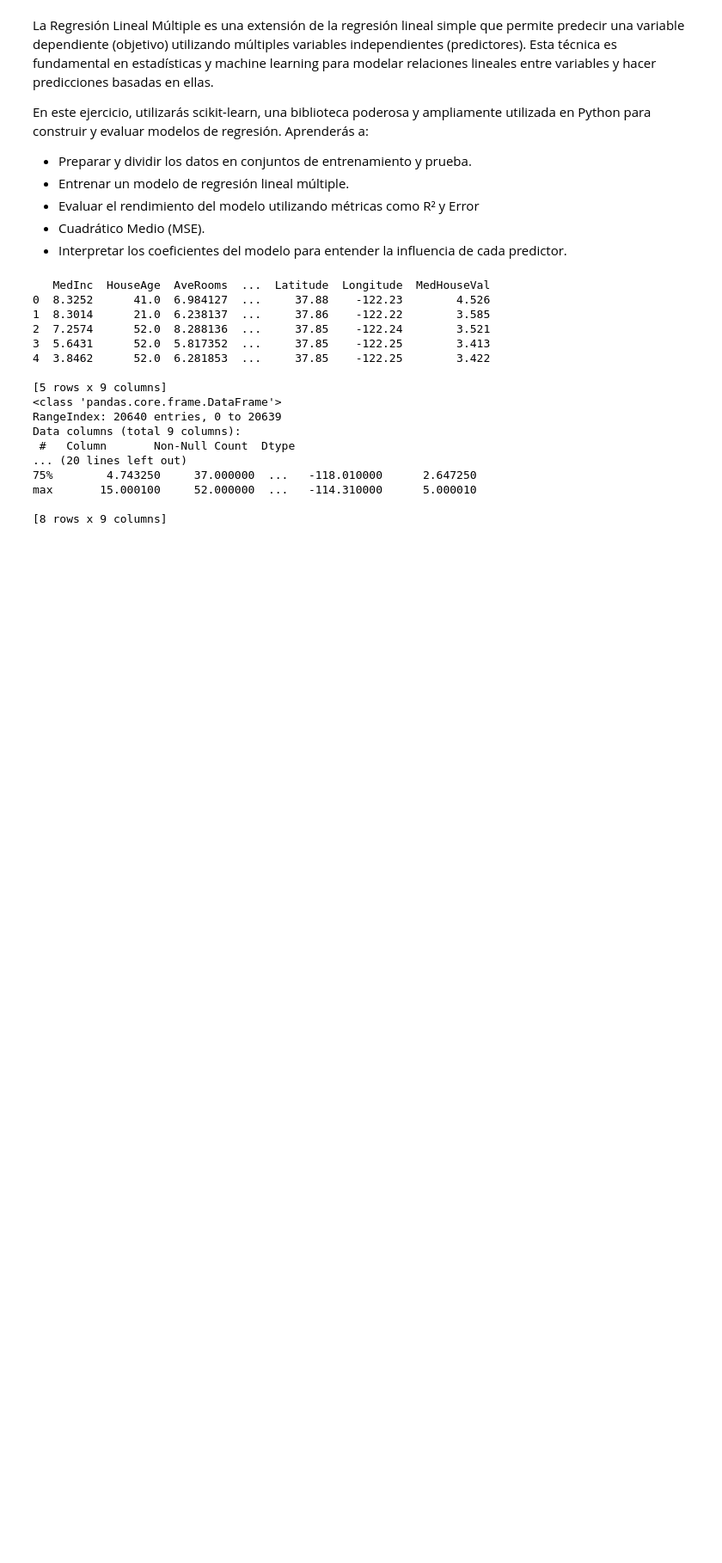
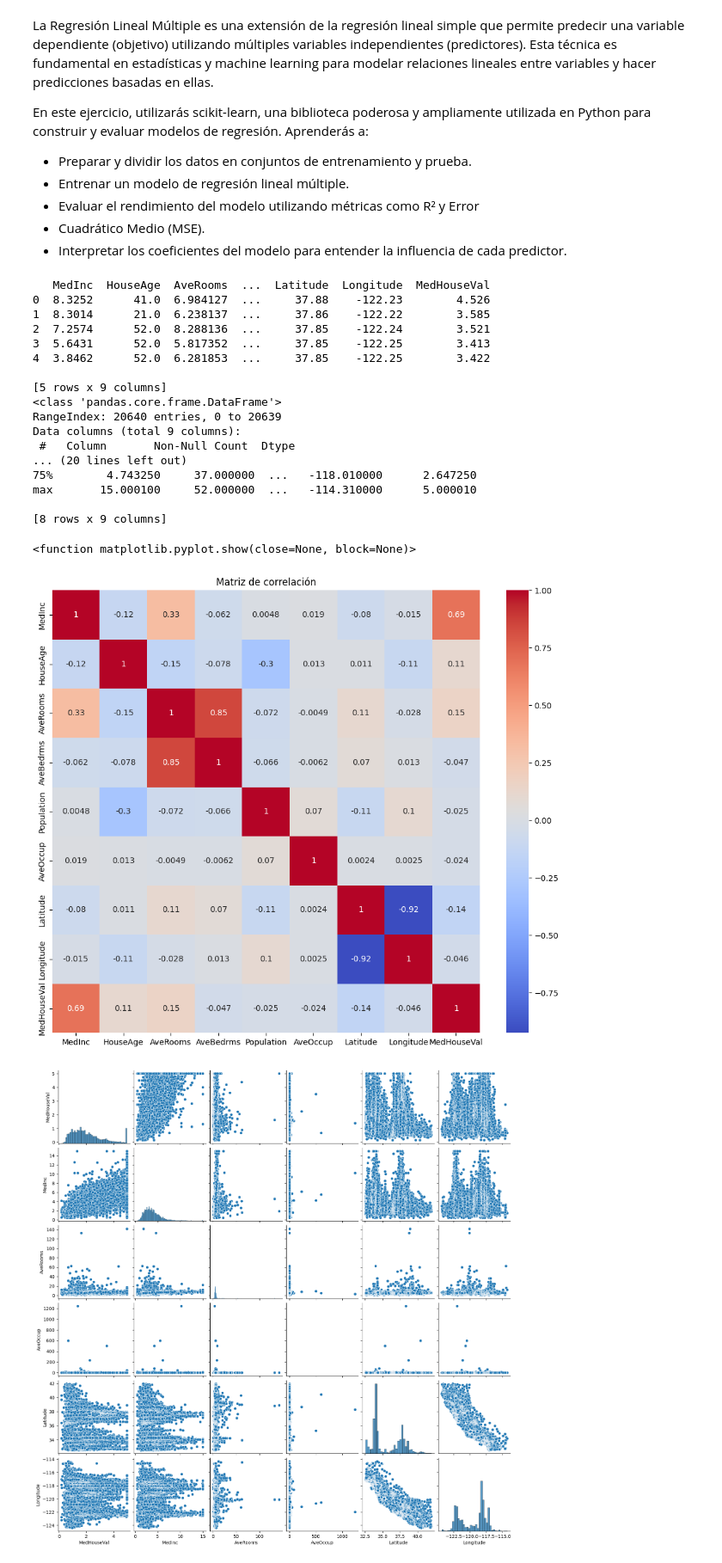
Before and after one commit to David-Sac/Proyectos-365, a Jupyter notebook: DIA_003/informacion.ipynb, the cells around one changed output. Shown at 86% size. Saved outputs shown, nothing was run; the diff lists cells and outputs as text; code cells hidden in the pictures; blank space fills up the shorter version.

```diff
--- a/DIA_003/informacion.ipynb
+++ b/DIA_003/informacion.ipynb
@@ -51,11 +51,16 @@ max       15.000100     52.000000  ...   -114.310000      5.000010
 # %%
 # 3.Visualiza las relacionese entre variables
 
 # Matriz de correlacion:
 plt.figure(figsize=(12, 10))
 sns.heatmap(df.corr(), annot=True, cmap='coolwarm')
 plt.title("Matriz de correlación")
 plt.show
 
 # Pairplot para observar relaciones especificas:
 sns.pairplot(df[['MedHouseVal', 'MedInc', 'AveRooms', 'AveOccup', 'Latitude', 'Longitude']])
+plt.show
+# %% [output]
+<function matplotlib.pyplot.show(close=None, block=None)>
+[figure, added]
+[figure, added]
```
Also changed, not shown: parts of 9 cells of this notebook, 2 other files.
